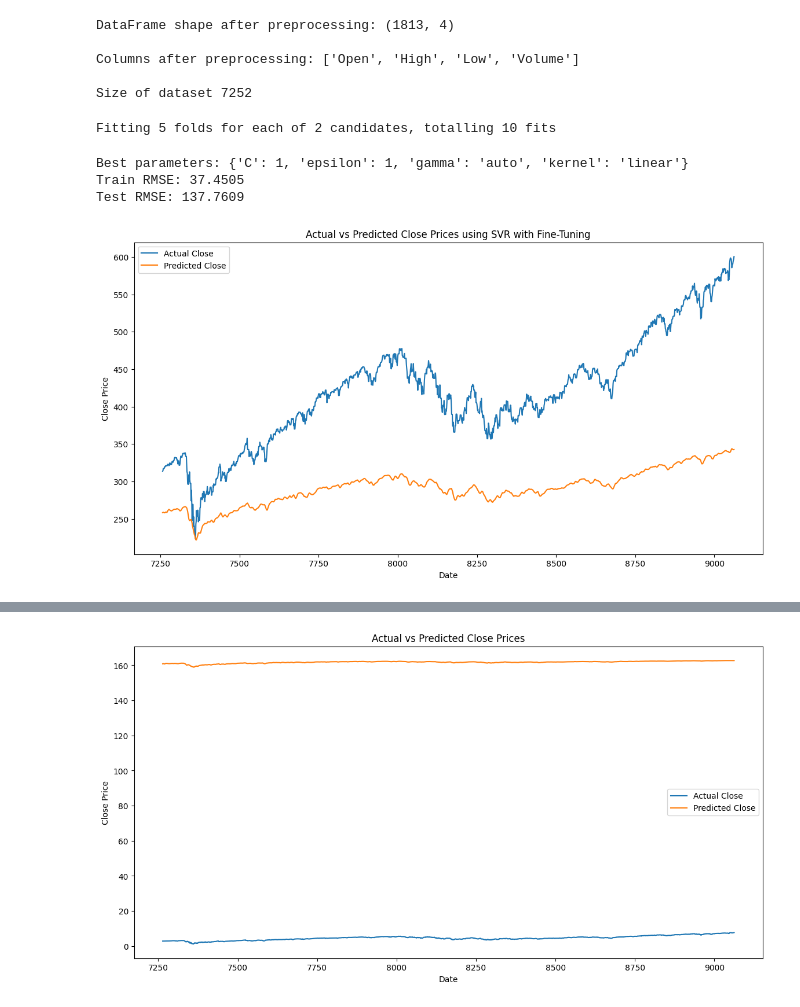
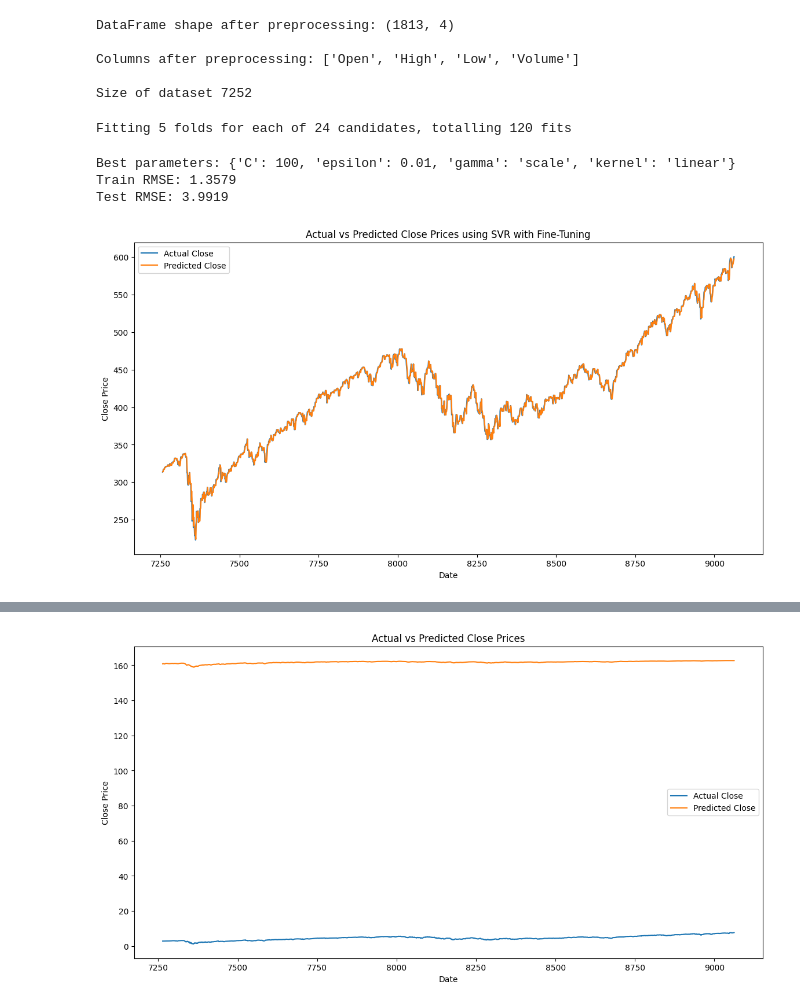
Before and after one commit to KareemAbedHelmy/StockPrediction, a Jupyter notebook: LeeFiles/data_preprocessingv3_Lee.ipynb, the cells around one changed output, grey strips where cells are left out. Cells and saved outputs as stored; diff of their text form; code cells hidden in the pictures.

```diff
--- a/LeeFiles/data_preprocessingv3_Lee.ipynb
+++ b/LeeFiles/data_preprocessingv3_Lee.ipynb
@@ -972,18 +972,18 @@ X_test_seq, y_test_seq = create_sequences(scaled_test_data, scaled_y_test, windo
 tscv = TimeSeriesSplit(n_splits=5)
 
 # Set up the parameter grid for SVR
+param_grid = {
+    'C': [0.1, 1, 10, 100],
+    'gamma': ['scale', 'auto'],
+    'epsilon': [0.01, 0.1, 1],
+    'kernel': ['linear']
+}
 # param_grid = {
-#     'C': [0.1, 1, 10, 100],
-#     'gamma': ['scale', 'auto'],
-#     'epsilon': [0.01, 0.1, 1],
+#     'C': [1],
+#     'gamma': ['auto'],
+#     'epsilon': [1],
 #     'kernel': ['rbf', 'linear']
 # }
-param_grid = {
-    'C': [1],
-    'gamma': ['auto'],
-    'epsilon': [1],
-    'kernel': ['rbf', 'linear']
-}
 
 # Initialize SVR
 svr = SVR()
@@ -1038,35 +1038,35 @@ print(f'Train RMSE: {train_rmse:.4f}')
 print(f'Test RMSE: {test_rmse:.4f}')
 
 # Create a DataFrame for plotting
 dates_train_seq = train_df.index[7:]  # Adjusted for window size
 dates_test_seq = test_df.index[7:]    # Adjusted for window size
 
 train_pred_df = pd.DataFrame({
     'Date': dates_train_seq,
     'Actual_Close': y_train_actual.flatten(),
     'Predicted_Close': train_predictions.flatten()
 })
 
 test_pred_df = pd.DataFrame({
     'Date': dates_test_seq,
     'Actual_Close': y_test_actual.flatten(),
     'Predicted_Close': test_predictions.flatten()
 })
 
 # Plot Actual vs Predicted Close Prices for test set
 import matplotlib.pyplot as plt
 
 plt.figure(figsize=(14, 7))
 plt.plot(test_pred_df['Date'], test_pred_df['Actual_Close'], label='Actual Close')
 plt.plot(test_pred_df['Date'], test_pred_df['Predicted_Close'], label='Predicted Close')
 plt.xlabel('Date')
 plt.ylabel('Close Price')
 plt.title('Actual vs Predicted Close Prices using SVR with Fine-Tuning')
 plt.legend()
 plt.show()
 # %% [output]
-Fitting 5 folds for each of 2 candidates, totalling 10 fits
+Fitting 5 folds for each of 24 candidates, totalling 120 fits
-Best parameters: {'C': 1, 'epsilon': 1, 'gamma': 'auto', 'kernel': 'linear'}
-Train RMSE: 37.4505
-Test RMSE: 137.7609
+Best parameters: {'C': 100, 'epsilon': 0.01, 'gamma': 'scale', 'kernel': 'linear'}
+Train RMSE: 1.3579
+Test RMSE: 3.9919
-[figure, old version]
+[figure, new version]
```
Also changed, not shown: parts of 1 cell of this notebook.
